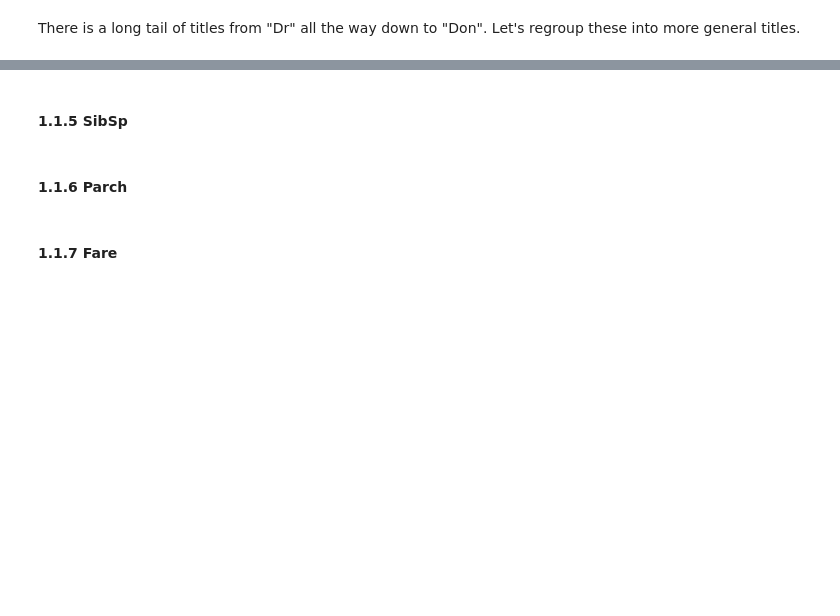
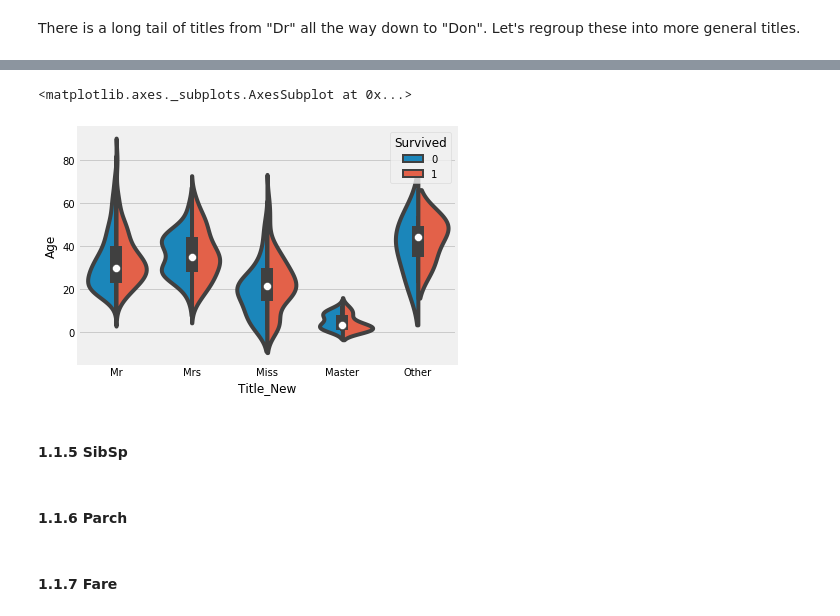
Before and after one commit to chadbartel/Data-Science-Projects, a Jupyter notebook: Titanic/Code/Model/Experiments/Experiment10/eda_titanic_10.ipynb, the cells around one changed output, grey strips where cells are left out. Cells and saved outputs as stored; diff of their text form; code cells hidden in the pictures; blank space fills up the shorter version.

```diff
--- a/Titanic/Code/Model/Experiments/Experiment10/eda_titanic_10.ipynb
+++ b/Titanic/Code/Model/Experiments/Experiment10/eda_titanic_10.ipynb
@@ -345,3 +406,11 @@ There is a long tail of titles from "Dr" all the way down to "Don". Let's regrou
+# %%
+fig, ax = plt.subplots()
+sns.violinplot(x='Title_New', y='Age', hue='Survived', data=titanic.data, split=True, ax=ax)
+plt.tight_layout()
+plt.show()
+# %% [output]
+<matplotlib.axes._subplots.AxesSubplot at 0x...>
+[figure, added]
 # %% [markdown]
 #### 1.1.5 SibSp
 # %% [markdown]
```
Also changed, not shown: parts of 13 cells of this notebook.
